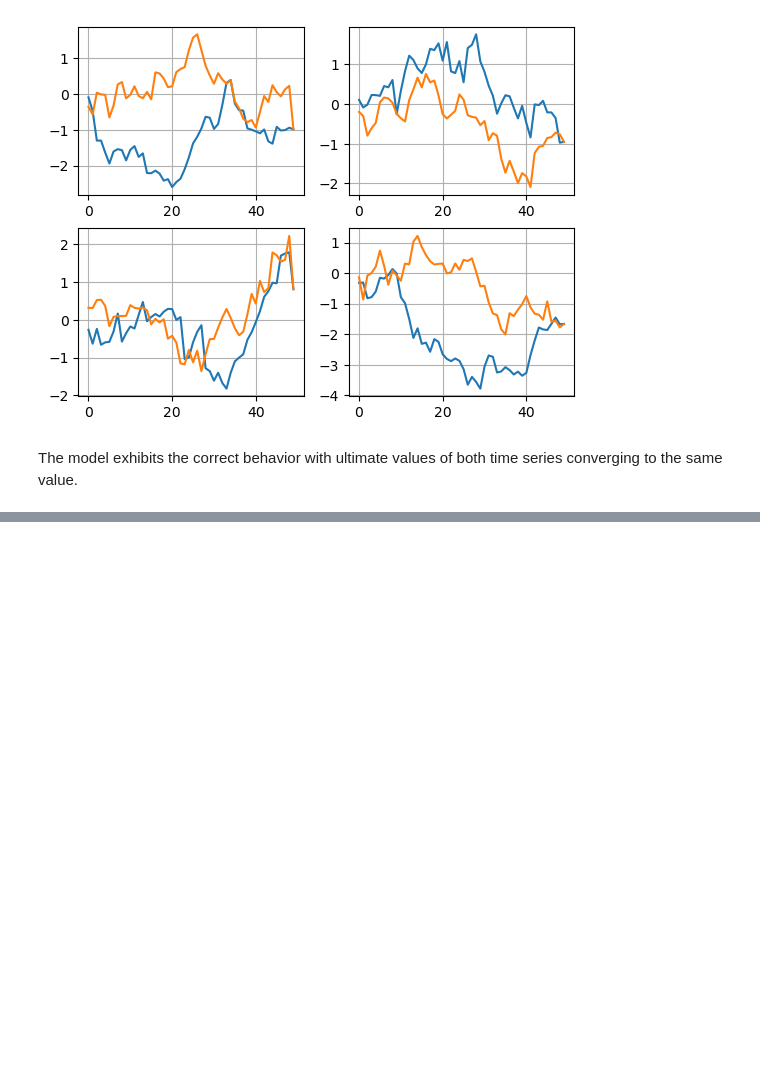
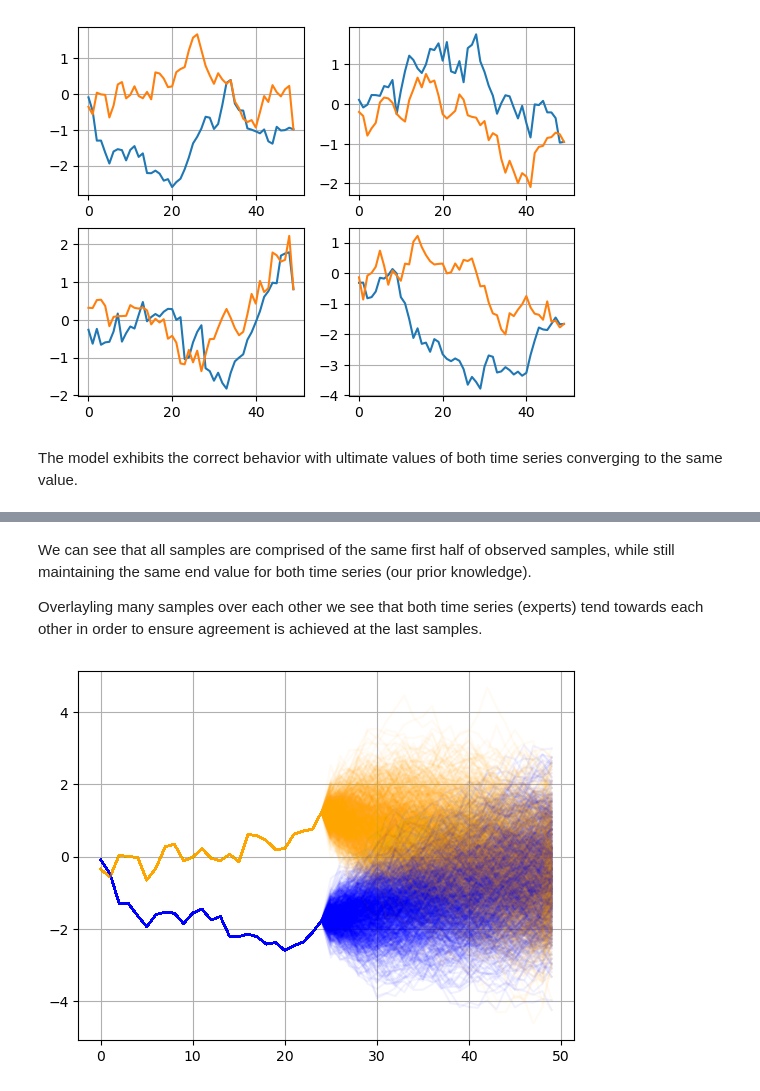
Before and after one commit to BenZickel/torch_arima, a Jupyter notebook: ARIMA/examples/reconciling_experts.ipynb, the cells around one changed output, grey strips where cells are left out. Drawn from its saved outputs; the diff is of its cells as text; code cells hidden in the pictures; blank space fills up the shorter version.

```diff
--- a/ARIMA/examples/reconciling_experts.ipynb
+++ b/ARIMA/examples/reconciling_experts.ipynb
@@ -175,0 +260,12 @@ The model exhibits the correct behavior with ultimate values of both time series
+# %% [markdown]
+We can see that all samples are comprised of the same first half of observed samples, while still maintaining the same end value for both time series (our prior knowledge).
+
+Overlayling many samples over each other we see that both time series (experts) tend towards each other in order to ensure agreement is achieved at the last samples.
+# %%
+plt.figure()
+for i in range(1000):
+    plt.plot(new_samples[i, ..., 0].detach().numpy(), alpha=0.05, color='blue')
+    plt.plot(new_samples[i, ..., 1].detach().numpy(), alpha=0.05, color='orange')
+plt.grid()
+# %% [output]
+[figure, added]
```
Also changed, not shown: parts of 11 cells of this notebook.
